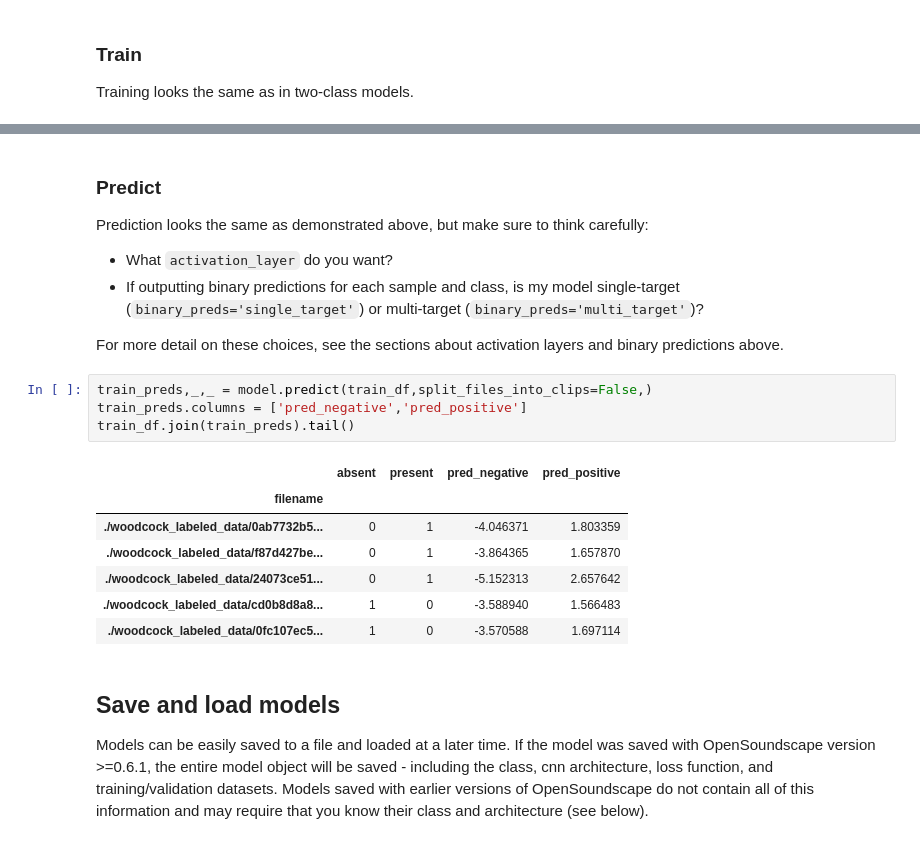
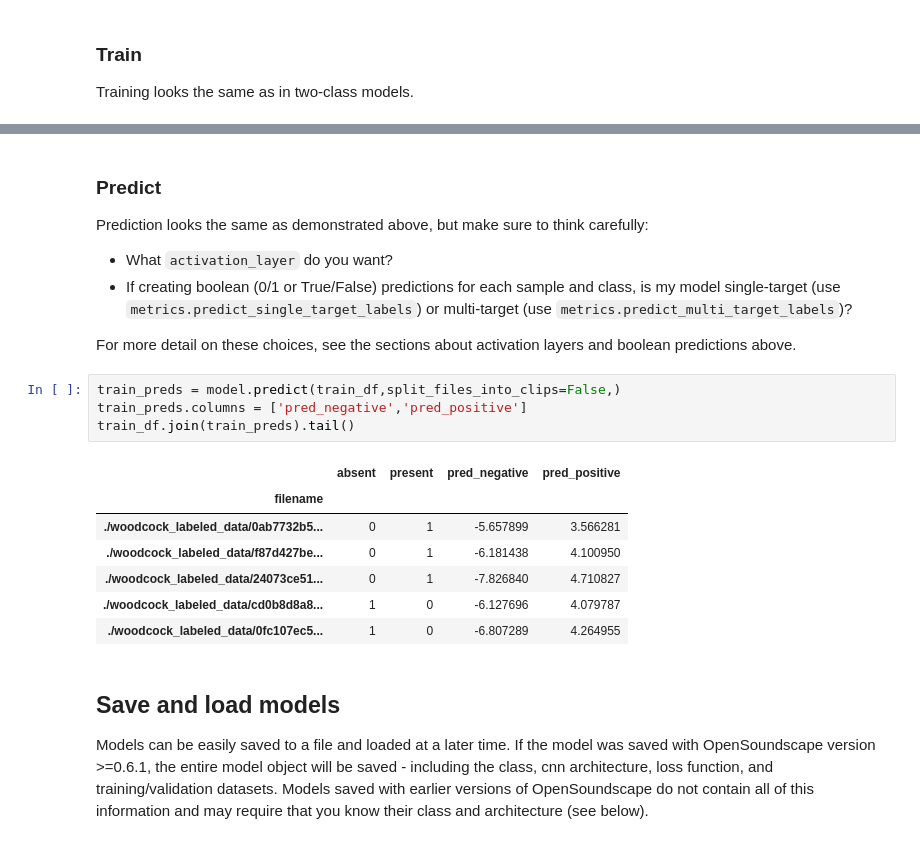
Before and after one commit to kitzeslab/opensoundscape, a Jupyter notebook: docs/tutorials/cnn.ipynb, the cells around one changed output, grey strips where cells are left out. Cells and saved outputs as stored; diff of their text form.

Commit message:
modify predict to only return score df
move binary 0/1 prediction to functions in `metrics` module

```diff
--- a/docs/tutorials/cnn.ipynb
+++ b/docs/tutorials/cnn.ipynb
@@ -445,21 +422,21 @@ Best Model Appears at Epoch 0 with Validation score 1.000.
 Prediction looks the same as demonstrated above, but make sure to think carefully:
 
 * What `activation_layer` do you want?
-* If outputting binary predictions for each sample and class, is my model single-target (`binary_preds='single_target'`) or multi-target (`binary_preds='multi_target'`)?
+* If creating boolean (0/1 or True/False) predictions for each sample and class, is my model single-target (use `metrics.predict_single_target_labels`) or multi-target (use `metrics.predict_multi_target_labels`)?
 
-For more detail on these choices, see the sections about activation layers and binary predictions above.
+For more detail on these choices, see the sections about activation layers and boolean predictions above.
 # %%
-train_preds,_,_ = model.predict(train_df,split_files_into_clips=False,)
+train_preds = model.predict(train_df,split_files_into_clips=False,)
 train_preds.columns = ['pred_negative','pred_positive']
 train_df.join(train_preds).tail()
 # %% [output]
 |  | absent | present | pred_negative | pred_positive |
 | filename |  |  |  |  |
-| ./woodcock_labeled_data/0ab7732b5... | 0 | 1 | -4.046371 | 1.803359 |
-| ./woodcock_labeled_data/f87d427be... | 0 | 1 | -3.864365 | 1.657870 |
-| ./woodcock_labeled_data/24073ce51... | 0 | 1 | -5.152313 | 2.657642 |
-| ./woodcock_labeled_data/cd0b8d8a8... | 1 | 0 | -3.588940 | 1.566483 |
-| ./woodcock_labeled_data/0fc107ec5... | 1 | 0 | -3.570588 | 1.697114 |
+| ./woodcock_labeled_data/0ab7732b5... | 0 | 1 | -5.657899 | 3.566281 |
+| ./woodcock_labeled_data/f87d427be... | 0 | 1 | -6.181438 | 4.100950 |
+| ./woodcock_labeled_data/24073ce51... | 0 | 1 | -7.826840 | 4.710827 |
+| ./woodcock_labeled_data/cd0b8d8a8... | 1 | 0 | -6.127696 | 4.079787 |
+| ./woodcock_labeled_data/0fc107ec5... | 1 | 0 | -6.807289 | 4.264955 |
 # %% [markdown]
 ## Save and load models
 
```
Also changed, not shown: parts of 23 cells of this notebook, 9 other files.
